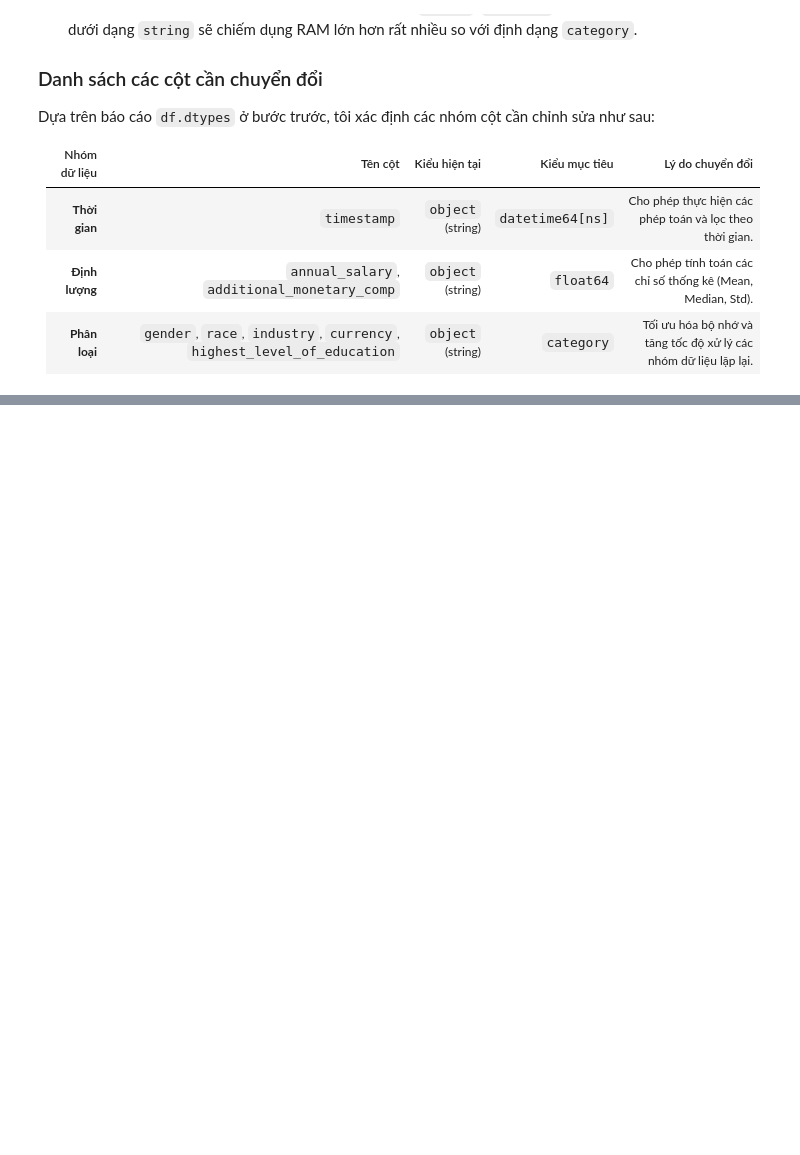
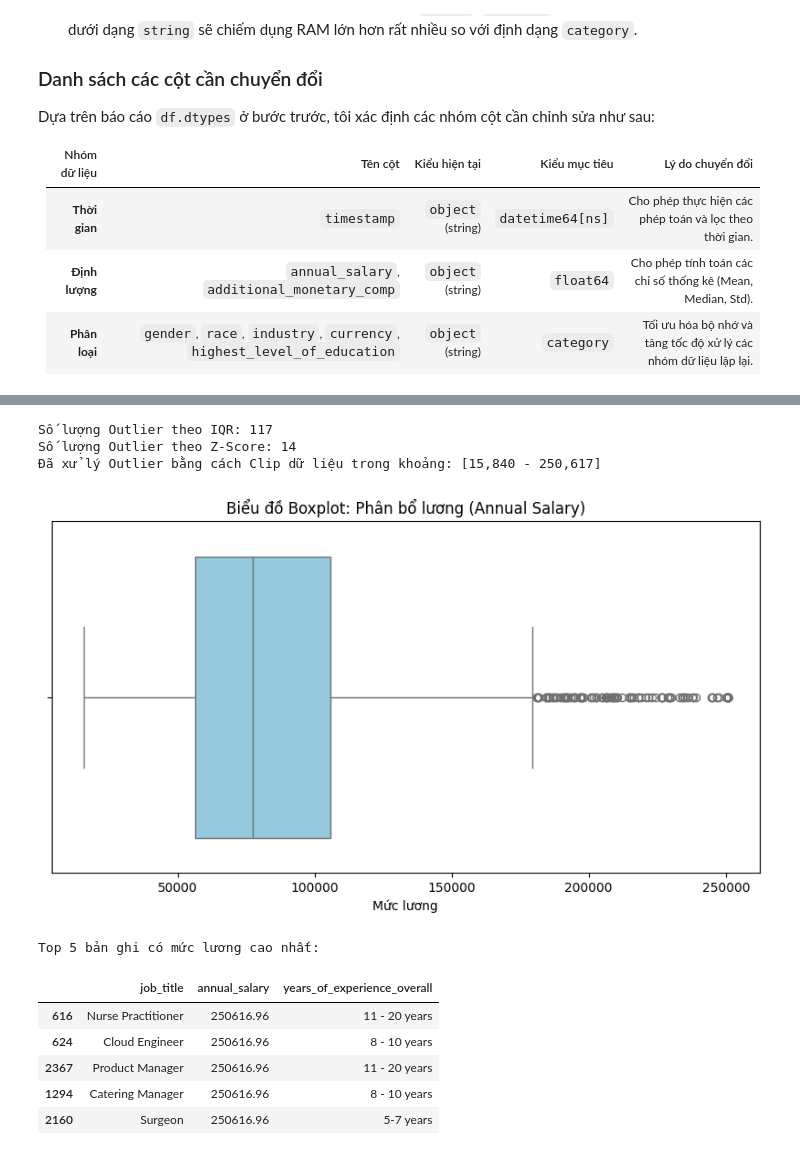
Before and after one commit to GiaHuy-K/DHV301_HuongNTC2, a Jupyter notebook: Handout2/salary_cleaning.ipynb, the cells around one changed output, grey strips where cells are left out. Drawn from its saved outputs; the diff is of its cells as text; code cells hidden in the pictures; blank space fills up the shorter version.

```diff
--- a/Handout2/salary_cleaning.ipynb
+++ b/Handout2/salary_cleaning.ipynb
@@ -350,0 +360,55 @@ Dựa trên báo cáo `df.dtypes` ở bước trước, tôi xác định các n
+# %%
+import matplotlib.pyplot as plt
+import seaborn as sns
+import numpy as np
+
+# 1. Hàm phát hiện Outlier bằng IQR
+def detect_outliers_iqr(df, col):
+    Q1 = df[col].quantile(0.25)
+    Q3 = df[col].quantile(0.75)
+    IQR = Q3 - Q1
+    lower = Q1 - 1.5 * IQR
+    upper = Q3 + 1.5 * IQR
+    return df[(df[col] < lower) | (df[col] > upper)], lower, upper
+
+# 2. Hàm phát hiện Outlier bằng Z-Score (Dành cho phân phối chuẩn)
+def detect_outliers_zscore(df, col, thresh=3):
+    z = (df[col] - df[col].mean()) / df[col].std()
+    return df[z.abs() > thresh]
+
+# Thực thi kiểm tra trên cột annual_salary
+outliers_iqr, low_limit, up_limit = detect_outliers_iqr(df_clean, 'annual_salary')
+outliers_z = detect_outliers_zscore(df_clean, 'annual_salary')
+
+print(f"Số lượng Outlier theo IQR: {len(outliers_iqr)}")
+print(f"Số lượng Outlier theo Z-Score: {len(outliers_z)}")
+# LÝ DO: Giữ lại data nhưng giới hạn giá trị tại percentile 99 (Winsorize)
+# để tránh các mức lương 'ảo' làm sai lệch mô hình.
+upper_bound = df_clean['annual_salary'].quantile(0.99)
+lower_bound = df_clean['annual_salary'].quantile(0.01)
+
+df_clean['annual_salary'] = df_clean['annual_salary'].clip(lower=lower_bound, upper=upper_bound)
+
+print(f"Đã xử lý Outlier bằng cách Clip dữ liệu trong khoảng: [{lower_bound:,.0f} - {upper_bound:,.0f}]")
+# 3. Vẽ Boxplot minh họa
+plt.figure(figsize=(10, 5))
+sns.boxplot(x=df_clean['annual_salary'], color='skyblue')
+plt.title('Biểu đồ Boxplot: Phân bổ lương (Annual Salary)')
+plt.xlabel('Mức lương')
+plt.show()
+
+# Hiển thị thử một vài Outlier cực đại để phân tích
+print("\nTop 5 bản ghi có mức lương cao nhất:")
+display(df_clean[['job_title', 'annual_salary', 'years_of_experience_overall']].sort_values('annual_salary', ascending=False).head(5))
+# %% [output]
+Số lượng Outlier theo IQR: 117
+Số lượng Outlier theo Z-Score: 14
+Đã xử lý Outlier bằng cách Clip dữ liệu trong khoảng: [15,840 - 250,617]
+[figure, added]
+Top 5 bản ghi có mức lương cao nhất:
+|  | job_title | annual_salary | years_of_experience_overall |
+| 616 | Nurse Practitioner | 250616.96 | 11 - 20 years |
+| 624 | Cloud Engineer | 250616.96 | 8 - 10 years |
+| 2367 | Product Manager | 250616.96 | 11 - 20 years |
+| 1294 | Catering Manager | 250616.96 | 8 - 10 years |
+| 2160 | Surgeon | 250616.96 | 5-7 years |
```
Also changed, not shown: parts of 10 cells of this notebook, 2 other files.
